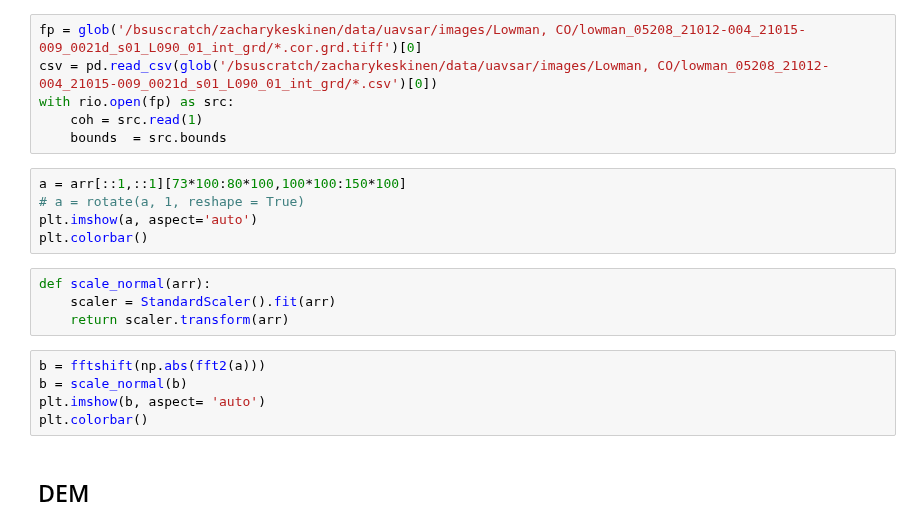
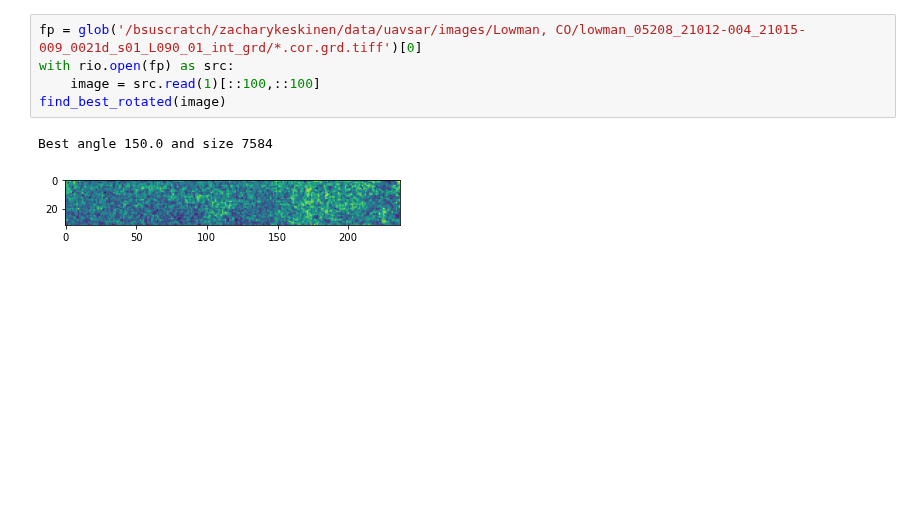
Before and after one commit to ZachHoppinen/uavsar, a Jupyter notebook: src/play/fft2.ipynb, the cells around one changed output. Saved outputs shown, nothing was run; the diff lists cells and outputs as text; blank space fills up the shorter version.

```diff
--- a/src/play/fft2.ipynb
+++ b/src/play/fft2.ipynb
@@ -15,22 +213,8 @@ from os.path import join, basename
 # %%
 fp = glob('/bsuscratch/zacharykeskinen/data/uavsar/images/Lowman, CO/lowman_05208_21012-004_21015-009_0021d_s01_L090_01_int_grd/*.cor.grd.tiff')[0]
-csv = pd.read_csv(glob('/bsuscratch/zacharykeskinen/data/uavsar/images/Lowman, CO/lowman_05208_21012-004_21015-009_0021d_s01_L090_01_int_grd/*.csv')[0])
 with rio.open(fp) as src:
-    coh = src.read(1)
-    bounds  = src.bounds
+    image = src.read(1)[::100,::100]
+find_best_rotated(image)
+# %% [output]
+Best angle 150.0 and size 7584
+[figure, added]
-# %%
-a = arr[::1,::1][73*100:80*100,100*100:150*100]
-# a = rotate(a, 1, reshape = True)
-plt.imshow(a, aspect='auto')
-plt.colorbar()
-# %%
-def scale_normal(arr):
-    scaler = StandardScaler().fit(arr)
-    return scaler.transform(arr)
-# %%
-b = fftshift(np.abs(fft2(a)))
-b = scale_normal(b)
-plt.imshow(b, aspect= 'auto')
-plt.colorbar()
-# %% [markdown]
-## DEM
```
Also changed, not shown: parts of 15 cells of this notebook, 2 other files.
